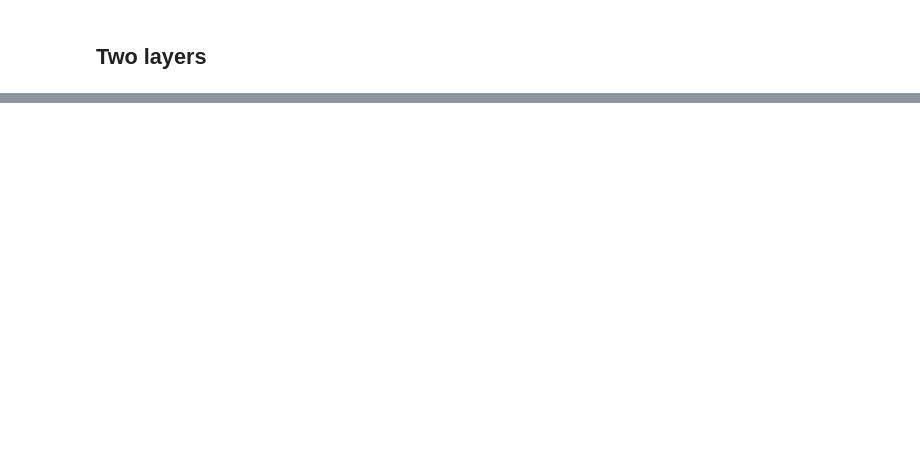
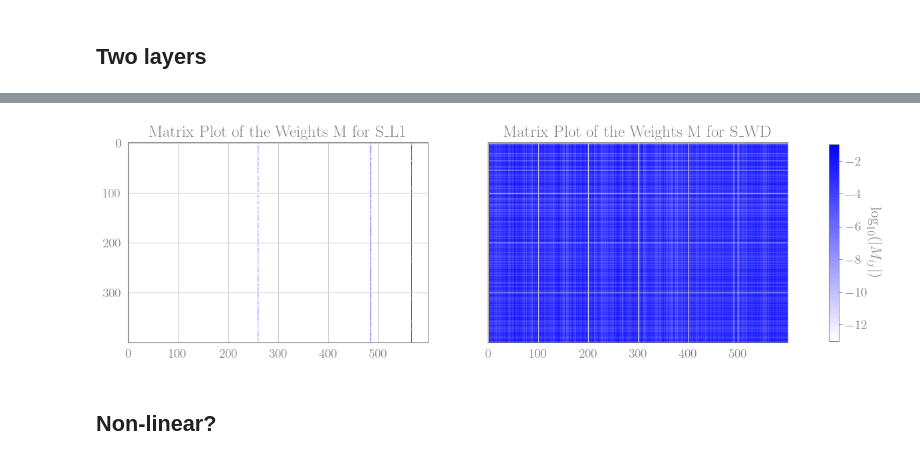
Before and after one commit to Nadav-out/Blog_related, a Jupyter notebook: Generalization_toys_II.ipynb, the cells around one changed output, grey strips where cells are left out. Saved outputs shown, nothing was run; the diff lists cells and outputs as text; code cells hidden in the pictures; blank space fills up the shorter version.

```diff
--- a/Generalization_toys_II.ipynb
+++ b/Generalization_toys_II.ipynb
@@ -405,0 +433,28 @@ TypeError: tuple indices must be integers or slices, not dict
+# %%
+from matplotlib.colors import LinearSegmentedColormap
+
+
+
+M1 = np.log10(np.abs(S_L1.M.detach().numpy()) + 1e-13)
+M2 = np.log10(np.abs(S_WD.M.detach().numpy()) + 1e-13)
+
+fig, (ax1, ax2) = plt.subplots(1, 2, figsize=(16, 8), sharey=True)
+
+colors = [(0, 0, 1, alpha) for alpha in np.linspace(0, 1, 256)]
+cmap = LinearSegmentedColormap.from_list('custom_blue', colors, N=256)
+
+im1 = ax1.imshow(M1, cmap=cmap)
+im2 = ax2.imshow(M2, cmap=cmap)
+
+colorbar = fig.colorbar(im1, ax=[ax1, ax2], shrink=0.48, aspect=20)
+
+ax1.set_title('Matrix Plot of the Weights M for S_L1')
+ax2.set_title('Matrix Plot of the Weights M for S_WD')
+colorbar.set_label(r'$\log_{10}(|M_{ij}|)$', rotation=270, labelpad=15)
+
+plt.savefig('/Users/nadavoutmezguine/Library/CloudStorage/Dropbox/Mac/Documents/Nadav-out.github.io/assets/images/gen_deeper_weights.png', dpi=300, bbox_inches='tight', transparent=True)
+plt.show()
+# %% [output]
+[figure, added]
+# %% [markdown]
+## Non-linear?
```
Also changed, not shown: parts of 15 cells of this notebook.
